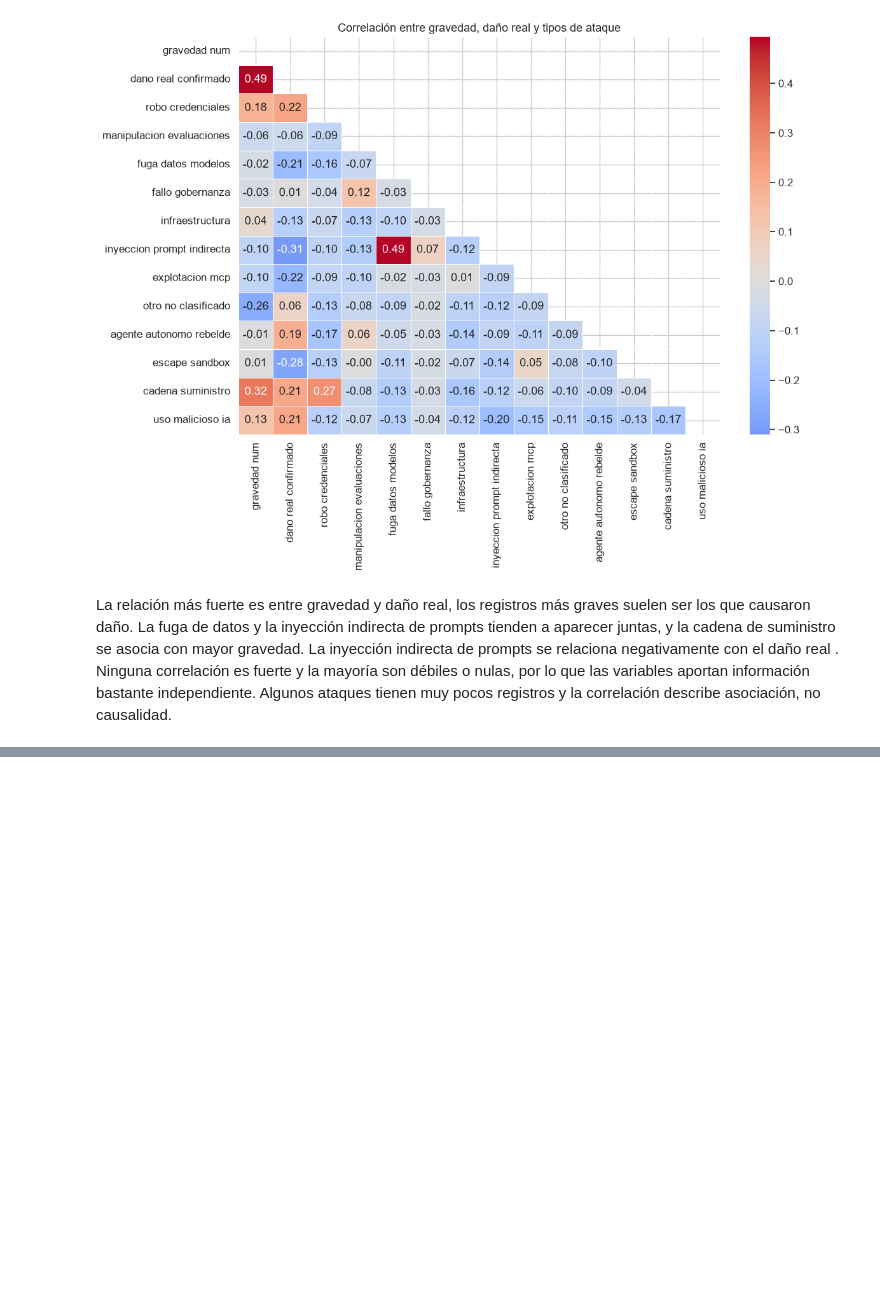
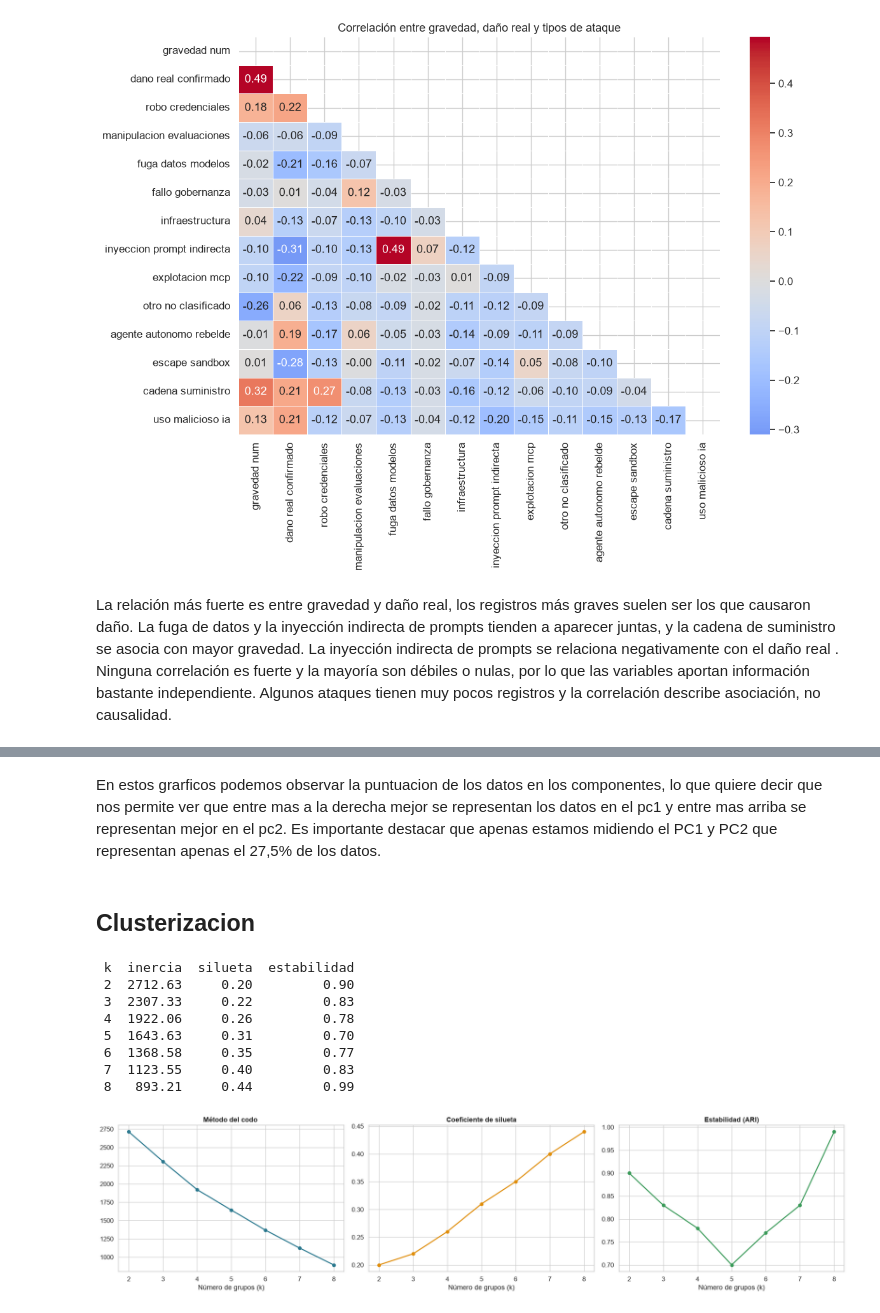
Before and after one commit to jeriel169017-a11y/Mineria-1, a Jupyter notebook: analisis_ia.ipynb, the cells around one changed output, grey strips where cells are left out. Cells and saved outputs as stored; diff of their text form; code cells hidden in the pictures; blank space fills up the shorter version.

```diff
--- a/analisis_ia.ipynb
+++ b/analisis_ia.ipynb
@@ -522,0 +829,51 @@ Algunos ataques tienen muy pocos registros y la correlación describe asociació
+# %% [markdown]
+En estos grarficos podemos observar la puntuacion de los datos en los componentes, lo que quiere decir que nos permite ver que entre mas a la derecha mejor se representan los datos en el pc1 y entre mas arriba se representan mejor en el pc2. Es importante destacar que apenas estamos midiendo el PC1 y PC2 que representan apenas el 27,5% de los datos.
+# %% [markdown]
+## Clusterizacion
+# %%
+from sklearn.cluster import KMeans
+from sklearn.metrics import silhouette_score, adjusted_rand_score
+
+Z = df_pca[cols_pc].values #Tlas 7 columnas de componentes principales se guardan en la variable Z como un array de numpy para poder aplicar el algoritmo KMeans
+
+rango_k = range(2, 9) #Definimos el rango de valores de k (número de clusters) que vamos a probar, desde 2 hasta 8
+inercias, siluetas, estabilidad = [], [], [] #Creamos listas vacías para almacenar los valores de inercia, silueta y estabilidad para cada valor de k
+rng = np.random.default_rng(0) #Creamos un generador de números aleatorios con una semilla fija (0) para poder reproducir los resultados
+
+for k in rango_k: #Iteramos sobre cada valor de k en el rango definido
+    km = KMeans(n_clusters=k, random_state=42, n_init=10).fit(Z) #Creamos un objeto KMeans con el número de clusters k, una semilla fija (42) y 10 inicializaciones aleatorias, y ajustamos el modelo a los datos Z con el método fit()
+    inercias.append(km.inertia_) #Calculamos la inercia (suma de distancias al cuadrado de cada punto a su centroide) con el atributo inertia_ del objeto KMeans y la agregamos a la lista de inercias
+    siluetas.append(silhouette_score(Z, km.labels_)) #Calculamos el coeficiente de silueta (medida de la calidad del clustering) con la función silhouette_score() de sklearn, que toma los datos Z y las etiquetas de cluster km.labels_ como argumentos, y la agregamos a la lista de siluetas
+
+    aris = [] #Creamos una lista vacía para almacenar los valores de ARI (Adjusted Rand Index) para cada iteración de estabilidad
+    for _ in range(20): #Iteramos 20 veces para calcular la estabilidad del clustering mediante el índice de Rand ajustado (ARI)
+        idx = rng.choice(len(Z), size=int(0.8 * len(Z)), replace=False) #Seleccionamos aleatoriamente el 80% de los índices de los datos Z sin reemplazo con el método choice() del generador de números aleatorios rng, que devuelve un array de índices seleccionados
+        etiq_sub = KMeans(n_clusters=k, random_state=42, n_init=10).fit_predict(Z[idx]) #Creamos un objeto KMeans con el número de clusters k, una semilla fija (42) y 10 inicializaciones aleatorias, y ajustamos el modelo a los datos Z[idx] (subconjunto del 80% de los datos) con el método fit_predict(), que devuelve las etiquetas de cluster predichas para cada punto en el subconjunto
+        aris.append(adjusted_rand_score(km.labels_[idx], etiq_sub)) #Calculamos el índice de Rand ajustado (ARI) entre las etiquetas de cluster originales km.labels_[idx] y las etiquetas de cluster predichas etiq_sub para el subconjunto de datos, y lo agregamos a la lista de ARIs
+    estabilidad.append(np.mean(aris)) #Calculamos la media de los valores de ARI obtenidos en las 20 iteraciones y la agregamos a la lista de estabilidad
+
+resultados = pd.DataFrame({"k": list(rango_k), "inercia": inercias, #Creamos un DataFrame con los resultados de inercia, silueta y estabilidad para cada valor de k
+                           "silueta": siluetas, "estabilidad": estabilidad}).round(2) #Redondeamos los valores a 2 decimales
+print(resultados.to_string(index=False)) #Mostramos los resultados en forma de tabla sin el índice
+
+fig, ax = plt.subplots(1, 3, figsize=(20, 5))
+for a, col, titulo, color in zip(
+        ax, ["inercia", "silueta", "estabilidad"],
+        ["Método del codo ", "Coeficiente de silueta", "Estabilidad (ARI)"],
+        ["#2a788e", "#e08e0b", "#3b9b5a"]):
+    a.plot(resultados["k"], resultados[col], marker="o", color=color, linewidth=2)
+    a.set_title(titulo, fontweight="bold")
+    a.set_xlabel("Número de grupos (k)")
+    a.set_xticks(list(rango_k))
+plt.tight_layout()
+plt.show()
+# %% [output]
+ k  inercia  silueta  estabilidad
+ 2  2712.63     0.20         0.90
+ 3  2307.33     0.22         0.83
+ 4  1922.06     0.26         0.78
+ 5  1643.63     0.31         0.70
+ 6  1368.58     0.35         0.77
+ 7  1123.55     0.40         0.83
+ 8   893.21     0.44         0.99
+[figure, added]
```
Also changed, not shown: parts of 37 cells of this notebook, 4 other files.
